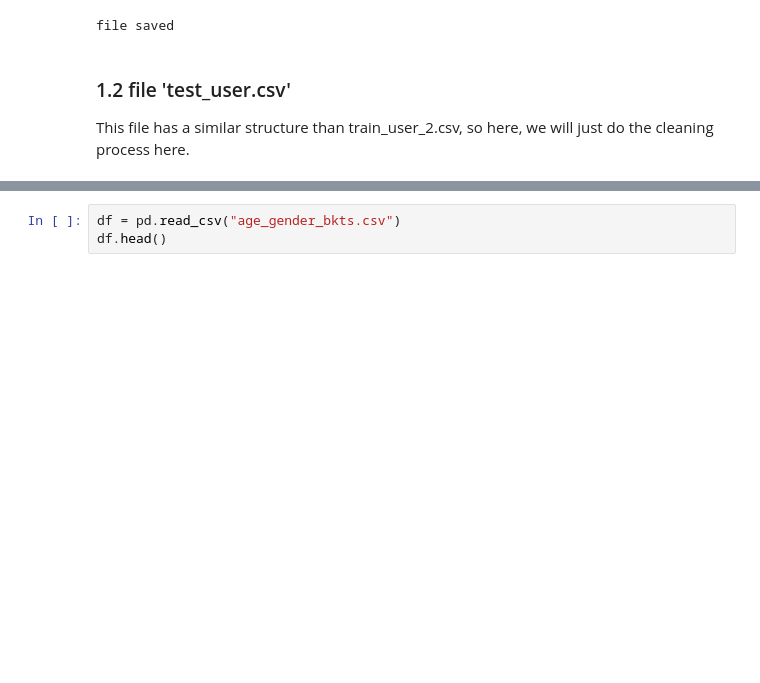
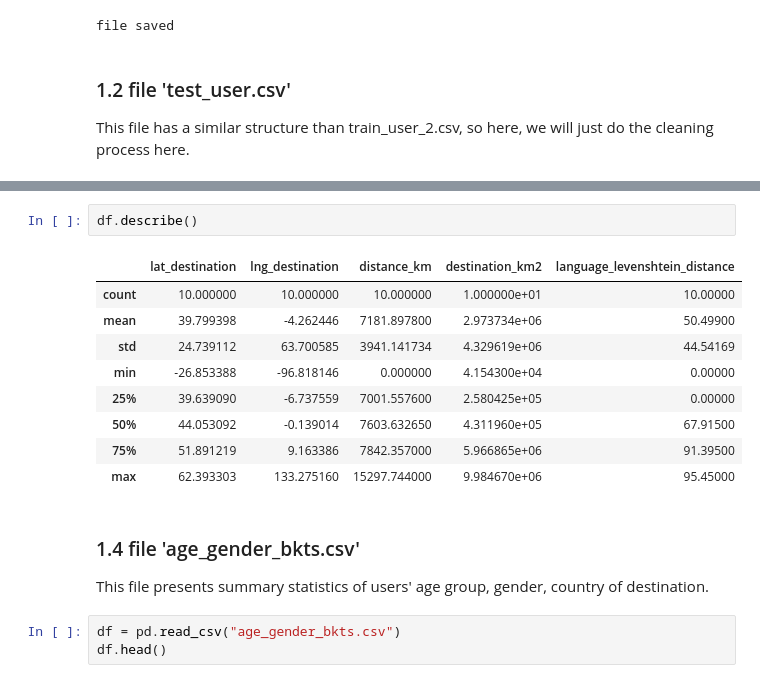
Before and after one commit to mgelsm/Airbnb_predictions, a Jupyter notebook: main.ipynb, the cells around one changed output, grey strips where cells are left out. Saved outputs shown, nothing was run; the diff lists cells and outputs as text; blank space fills up the shorter version.

```diff
--- a/main.ipynb
+++ b/main.ipynb
@@ -132,3 +167,18 @@ file saved
+# %%
+df.describe()
+# %% [output]
+|  | lat_destination | lng_destination | distance_km | destination_km2 | language_levenshtein_distance |
+| count | 10.000000 | 10.000000 | 10.000000 | 1.000000e+01 | 10.00000 |
+| mean | 39.799398 | -4.262446 | 7181.897800 | 2.973734e+06 | 50.49900 |
+| std | 24.739112 | 63.700585 | 3941.141734 | 4.329619e+06 | 44.54169 |
+| min | -26.853388 | -96.818146 | 0.000000 | 4.154300e+04 | 0.00000 |
+| 25% | 39.639090 | -6.737559 | 7001.557600 | 2.580425e+05 | 0.00000 |
+| 50% | 44.053092 | -0.139014 | 7603.632650 | 4.311960e+05 | 67.91500 |
+| 75% | 51.891219 | 9.163386 | 7842.357000 | 5.966865e+06 | 91.39500 |
+| max | 62.393303 | 133.275160 | 15297.744000 | 9.984670e+06 | 95.45000 |
+# %% [markdown]
+### 1.4 file 'age_gender_bkts.csv'
+This file presents summary statistics of users' age group, gender, country of destination.
 # %%
 df = pd.read_csv("age_gender_bkts.csv")
 df.head()
```
Also changed, not shown: parts of 20 cells of this notebook, 3 other files.
